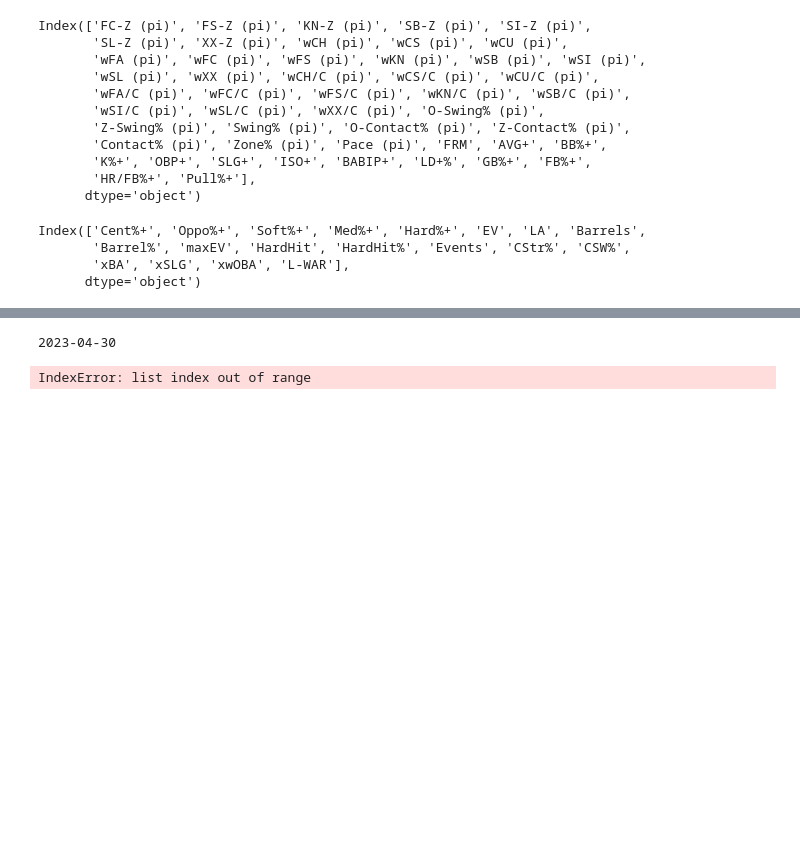
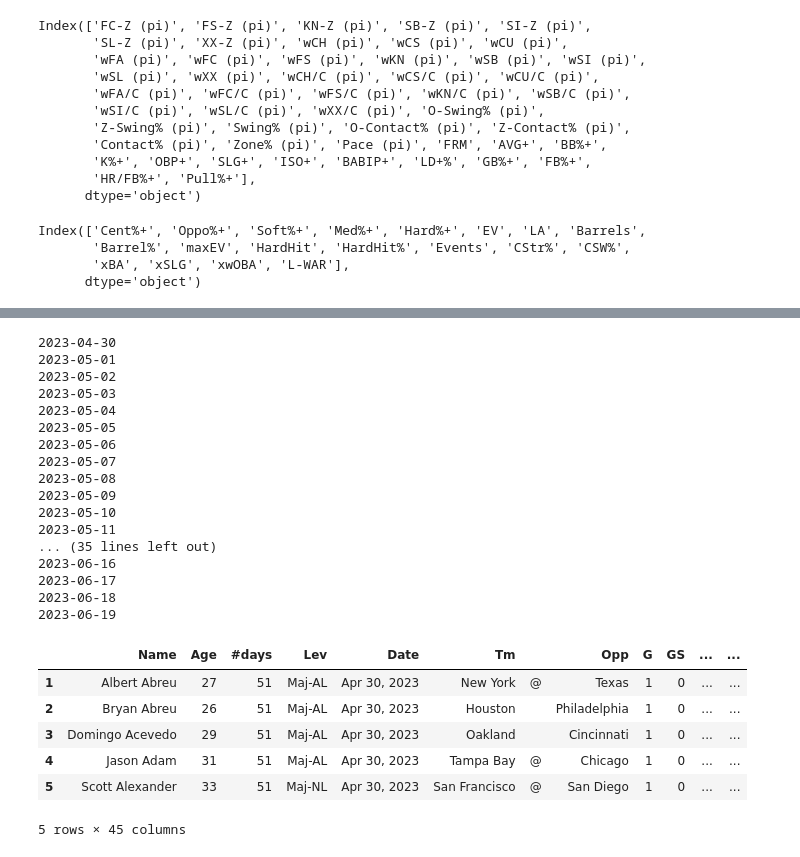
Before and after one commit to mcgillies/PitcherGamePreds, a Jupyter notebook: base_data_exploration.ipynb, the cells around one changed output, grey strips where cells are left out. Drawn from its saved outputs; the diff is of its cells as text; code cells hidden in the pictures; blank space fills up the shorter version.

Commit message:
Collected all needed data

```diff
--- a/base_data_exploration.ipynb
+++ b/base_data_exploration.ipynb
@@ -115,22 +116,46 @@ team_data.head()
 5 rows × 148 columns
 # %%
 sdate = date(2023,4,30)
-edate = datetime.today().strftime('%Y-%m-%d')
+edate = datetime.today()-timedelta(days=1)
+edate = datetime.strftime(edate, '%Y-%m-%d')
 dates = pd.date_range(sdate,edate,freq='d')
 dates = list(dates.format())
 # print(dates)
-dfs = {}
+dfs = []
 for x in dates:
     print(x)
     time.sleep(15)
-    pitch_data_daily = pb.pitching_stats_range(x)
-    dfs[date] = pitch_data_daily
+    pdd = pb.pitching_stats_range(x)
+    dfs.append(pdd)
 # pitch_data_daily = pb.pitching_stats_range("2023-05-28")
 pitch_data_daily = pd.concat(dfs)
+pitch_data_daily.to_csv("data/pitcher_daily_stats.csv")
 pitch_data_daily.head()
 # %% [output]
 2023-04-30
+2023-05-01
+2023-05-02
+2023-05-03
+2023-05-04
+2023-05-05
+2023-05-06
+2023-05-07
+2023-05-08
+2023-05-09
+2023-05-10
+2023-05-11
+... (35 lines left out)
+2023-06-16
+2023-06-17
+2023-06-18
+2023-06-19
+|  | Name | Age | #days | Lev | Date | Tm |  | Opp | G | GS | ... | ... |
+| 1 | Albert Abreu | 27 | 51 | Maj-AL | Apr 30, 2023 | New York | @ | Texas | 1 | 0 | ... | ... |
+| 2 | Bryan Abreu | 26 | 51 | Maj-AL | Apr 30, 2023 | Houston |  | Philadelphia | 1 | 0 | ... | ... |
+| 3 | Domingo Acevedo | 29 | 51 | Maj-AL | Apr 30, 2023 | Oakland |  | Cincinnati | 1 | 0 | ... | ... |
+| 4 | Jason Adam | 31 | 51 | Maj-AL | Apr 30, 2023 | Tampa Bay | @ | Chicago | 1 | 0 | ... | ... |
+| 5 | Scott Alexander | 33 | 51 | Maj-NL | Apr 30, 2023 | San Francisco | @ | San Diego | 1 | 0 | ... | ... |
-IndexError: list index out of range
+5 rows × 45 columns
 # %%
 daily_ks = pitch_data_daily[['Name', 'SO', 'Opp', 'GS']]
 daily_ks_S = daily_ks[daily_ks["GS"] == 1]
```
Also changed, not shown: parts of 18 cells of this notebook, 5 other files.
